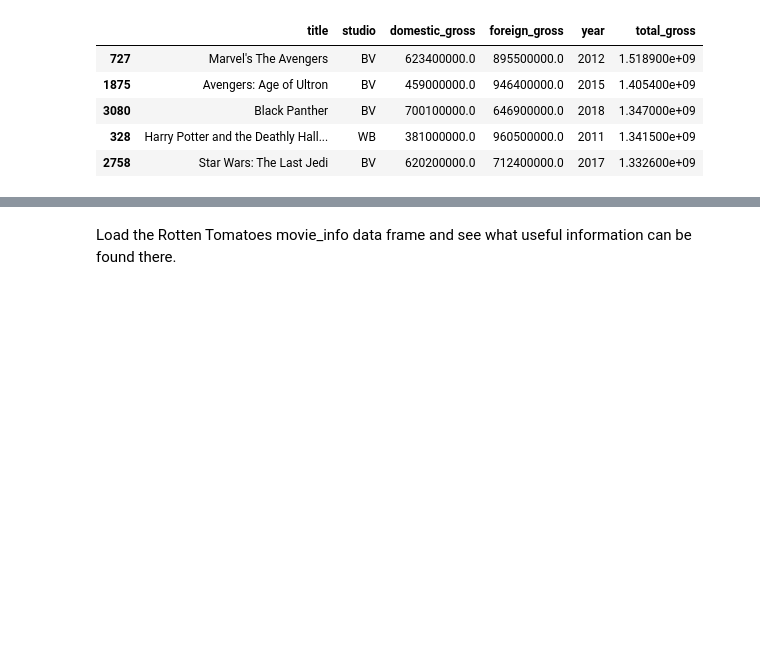
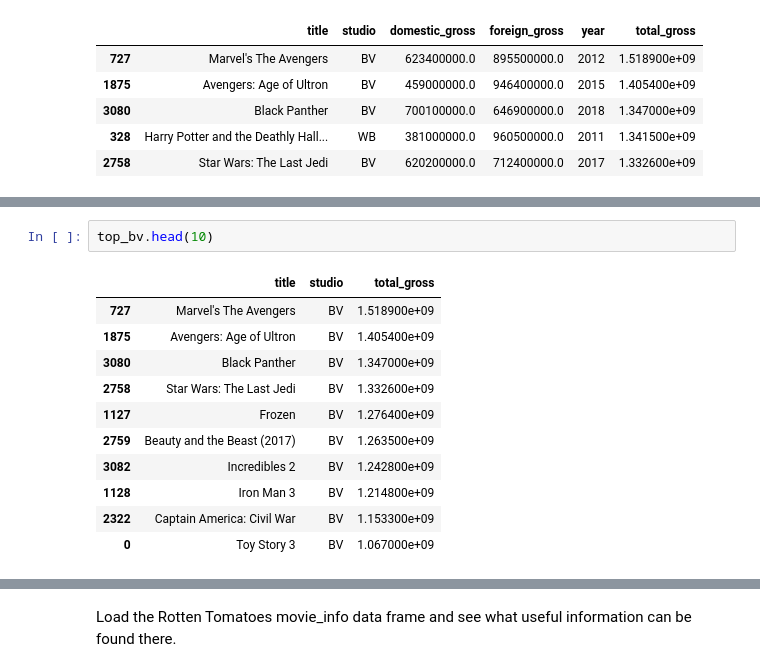
Before and after one commit to meowkaiser/STRONGEST_Project1, a Jupyter notebook: Matts_Notebook.ipynb, the cells around one changed output, grey strips where cells are left out. Drawn from its saved outputs; the diff is of its cells as text; blank space fills up the shorter version.

```diff
--- a/Matts_Notebook.ipynb
+++ b/Matts_Notebook.ipynb
@@ -203,0 +217,14 @@ studios_gross.head()
+# %%
+top_bv.head(10)
+# %% [output]
+|  | title | studio | total_gross |
+| 727 | Marvel's The Avengers | BV | 1.518900e+09 |
+| 1875 | Avengers: Age of Ultron | BV | 1.405400e+09 |
+| 3080 | Black Panther | BV | 1.347000e+09 |
+| 2758 | Star Wars: The Last Jedi | BV | 1.332600e+09 |
+| 1127 | Frozen | BV | 1.276400e+09 |
+| 2759 | Beauty and the Beast (2017) | BV | 1.263500e+09 |
+| 3082 | Incredibles 2 | BV | 1.242800e+09 |
+| 1128 | Iron Man 3 | BV | 1.214800e+09 |
+| 2322 | Captain America: Civil War | BV | 1.153300e+09 |
+| 0 | Toy Story 3 | BV | 1.067000e+09 |
```
Also changed, not shown: parts of 32 cells of this notebook.
